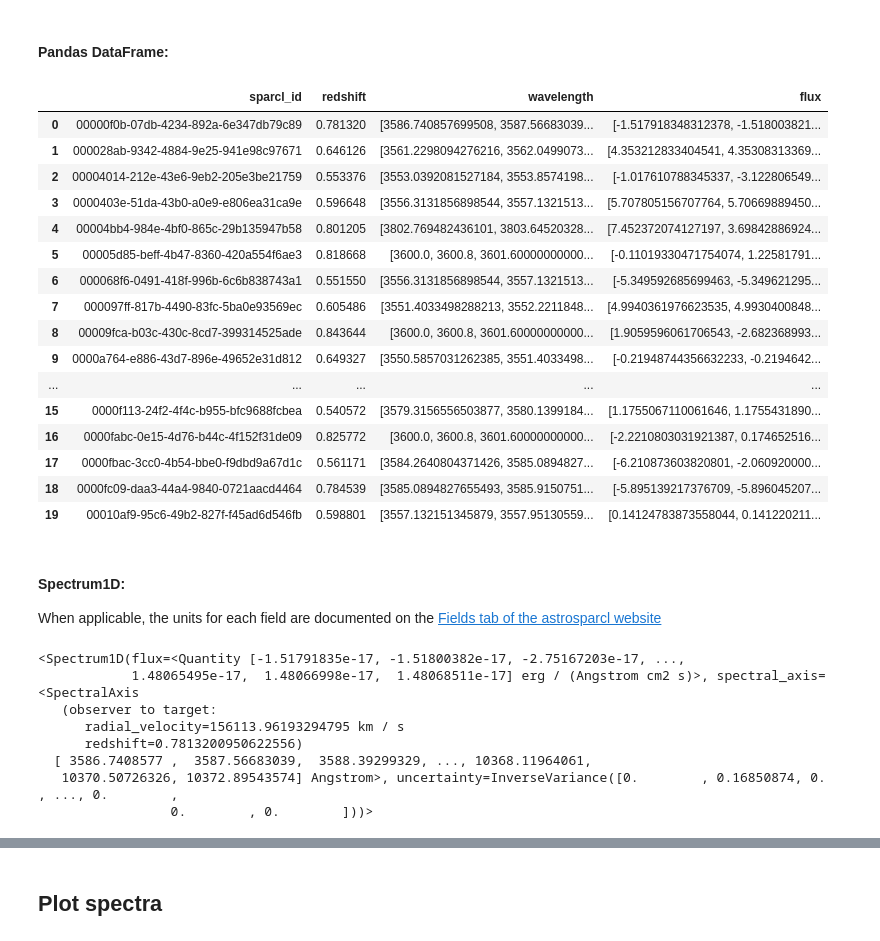
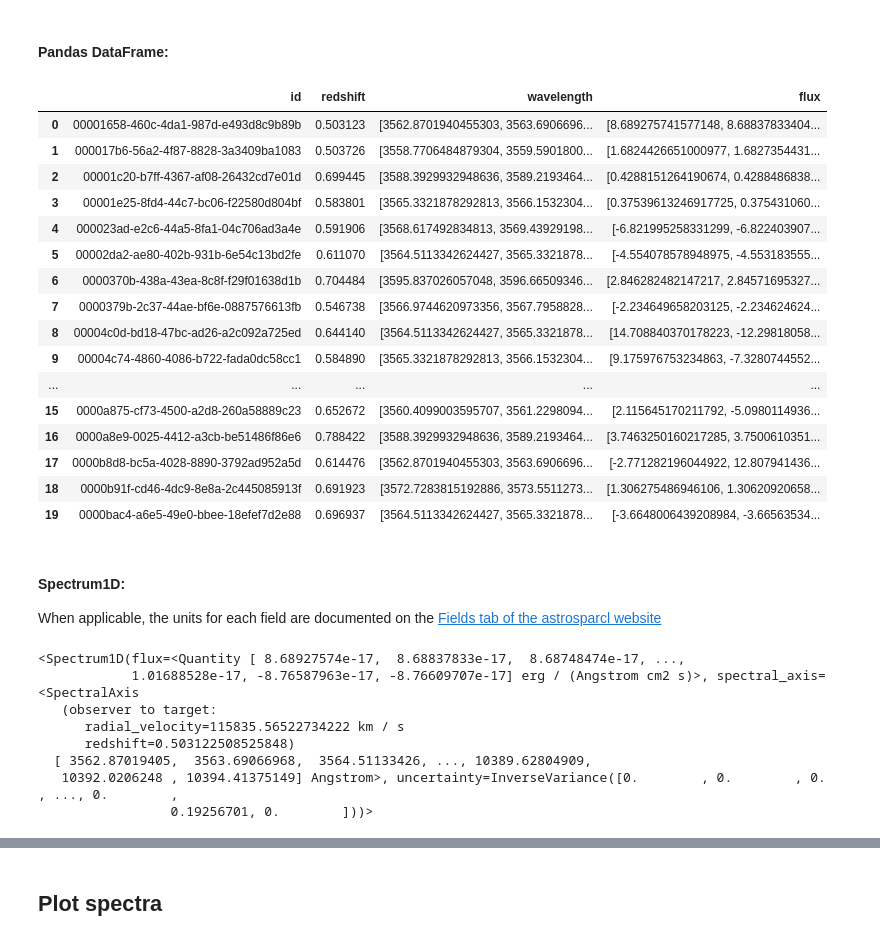
Before and after one commit to astro-datalab/notebooks-latest, a Jupyter notebook: 04_HowTos/SPARCL/How_to_use_SPARCL.ipynb, the cells around one changed output, grey strips where cells are left out. Cells and saved outputs as stored; diff of their text form; code cells hidden in the pictures.

```diff
--- a/04_HowTos/SPARCL/How_to_use_SPARCL.ipynb
+++ b/04_HowTos/SPARCL/How_to_use_SPARCL.ipynb
@@ -229,9 +224,10 @@ Type:      method
 # %% [markdown]
 #### Define the fields we want returned (`outfields`) and the constraints (`constraints`):
 # %%
-out = ['sparcl_id', 'ra', 'dec', 'redshift', 'spectype', 'data_release', 'redshift_err']
+out = ['id', 'ra', 'dec', 'redshift', 'spectype', 'data_release', 'redshift_err']
 cons = {'spectype': ['GALAXY'],
-        'redshift': [0.5, 0.9]}
+        'redshift': [0.5, 0.9],
+        'data_release': ['BOSS-DR16', 'SDSS-DR16']}
 # %% [markdown]
 #### Execute the `client.find()` method with our parameters:
 The `limit` argument here is being used for demonstration purposes only, and simply returns only the first 20 results here.
@@ -354,11 +349,12 @@ Type:      method
 Note that `ids` in `found_I.ids` is a property name of the Found class. It is a list of records from all records, not a field name of a record.
 # %%
 # Define the fields to include in the retrieve function
-inc = ['sparcl_id', 'specid', 'data_release', 'redshift', 'flux',
-       'wavelength', 'model', 'ivar', 'mask', 'spectype', 'ra', 'dec']
+inc = ['id', 'specid', 'data_release', 'redshift', 'flux', 'wavelength', 'model', 'ivar', 'mask', 'spectype']
 # %%
 %%time
 ids_I = found_I.ids
-results_I = client.retrieve(uuid_list=ids_I, include=inc)
+results_I = client.retrieve(uuid_list=ids_I,
+                          include=inc,
+                          dataset_list=['SDSS-DR16','BOSS-DR16'])
 results_I.info
 # %% [output]
@@ -464,28 +470,28 @@ spectype_I = records_I.spectype
 # %% [markdown]
 #### Pandas DataFrame:
 # %%
-df = pd.DataFrame([[r.sparcl_id, r.redshift, r.wavelength, r.flux,]
+df = pd.DataFrame([[r.id, r.redshift, r.wavelength, r.flux,]
                     for r in results_I.records],
-                  columns=['sparcl_id', 'redshift', 'wavelength', 'flux'])
+                  columns=['id', 'redshift', 'wavelength', 'flux'])
 df
 # %% [output]
-|  | sparcl_id | redshift | wavelength | flux |
-| 0 | 00000f0b-07db-4234-892a-6e347db79c89 | 0.781320 | [3586.740857699508, 3587.56683039... | [-1.517918348312378, -1.518003821... |
-| 1 | 000028ab-9342-4884-9e25-941e98c97671 | 0.646126 | [3561.2298094276216, 3562.0499073... | [4.353212833404541, 4.35308313369... |
-| 2 | 00004014-212e-43e6-9eb2-205e3be21759 | 0.553376 | [3553.0392081527184, 3553.8574198... | [-1.017610788345337, -3.122806549... |
-| 3 | 0000403e-51da-43b0-a0e9-e806ea31ca9e | 0.596648 | [3556.3131856898544, 3557.1321513... | [5.707805156707764, 5.70669889450... |
-| 4 | 00004bb4-984e-4bf0-865c-29b135947b58 | 0.801205 | [3802.769482436101, 3803.64520328... | [7.452372074127197, 3.69842886924... |
-| 5 | 00005d85-beff-4b47-8360-420a554f6ae3 | 0.818668 | [3600.0, 3600.8, 3601.60000000000... | [-0.11019330471754074, 1.22581791... |
-| 6 | 000068f6-0491-418f-996b-6c6b838743a1 | 0.551550 | [3556.3131856898544, 3557.1321513... | [-5.349592685699463, -5.349621295... |
-| 7 | 000097ff-817b-4490-83fc-5ba0e93569ec | 0.605486 | [3551.4033498288213, 3552.2211848... | [4.9940361976623535, 4.9930400848... |
-| 8 | 00009fca-b03c-430c-8cd7-399314525ade | 0.843644 | [3600.0, 3600.8, 3601.60000000000... | [1.9059596061706543, -2.682368993... |
-| 9 | 0000a764-e886-43d7-896e-49652e31d812 | 0.649327 | [3550.5857031262385, 3551.4033498... | [-0.21948744356632233, -0.2194642... |
+|  | id | redshift | wavelength | flux |
+| 0 | 00001658-460c-4da1-987d-e493d8c9b89b | 0.503123 | [3562.8701940455303, 3563.6906696... | [8.689275741577148, 8.68837833404... |
+| 1 | 000017b6-56a2-4f87-8828-3a3409ba1083 | 0.503726 | [3558.7706484879304, 3559.5901800... | [1.6824426651000977, 1.6827354431... |
+| 2 | 00001c20-b7ff-4367-af08-26432cd7e01d | 0.699445 | [3588.3929932948636, 3589.2193464... | [0.4288151264190674, 0.4288486838... |
+| 3 | 00001e25-8fd4-44c7-bc06-f22580d804bf | 0.583801 | [3565.3321878292813, 3566.1532304... | [0.37539613246917725, 0.375431060... |
+| 4 | 000023ad-e2c6-44a5-8fa1-04c706ad3a4e | 0.591906 | [3568.617492834813, 3569.43929198... | [-6.821995258331299, -6.822403907... |
+| 5 | 00002da2-ae80-402b-931b-6e54c13bd2fe | 0.611070 | [3564.5113342624427, 3565.3321878... | [-4.554078578948975, -4.553183555... |
+| 6 | 0000370b-438a-43ea-8c8f-f29f01638d1b | 0.704484 | [3595.837026057048, 3596.66509346... | [2.846282482147217, 2.84571695327... |
+| 7 | 0000379b-2c37-44ae-bf6e-0887576613fb | 0.546738 | [3566.9744620973356, 3567.7958828... | [-2.234649658203125, -2.234624624... |
+| 8 | 00004c0d-bd18-47bc-ad26-a2c092a725ed | 0.644140 | [3564.5113342624427, 3565.3321878... | [14.708840370178223, -12.29818058... |
+| 9 | 00004c74-4860-4086-b722-fada0dc58cc1 | 0.584890 | [3565.3321878292813, 3566.1532304... | [9.175976753234863, -7.3280744552... |
 | ... | ... | ... | ... | ... |
-| 15 | 0000f113-24f2-4f4c-b955-bfc9688fcbea | 0.540572 | [3579.3156556503877, 3580.1399184... | [1.1755067110061646, 1.1755431890... |
-| 16 | 0000fabc-0e15-4d76-b44c-4f152f31de09 | 0.825772 | [3600.0, 3600.8, 3601.60000000000... | [-2.2210803031921387, 0.174652516... |
-| 17 | 0000fbac-3cc0-4b54-bbe0-f9dbd9a67d1c | 0.561171 | [3584.2640804371426, 3585.0894827... | [-6.210873603820801, -2.060920000... |
-| 18 | 0000fc09-daa3-44a4-9840-0721aacd4464 | 0.784539 | [3585.0894827655493, 3585.9150751... | [-5.895139217376709, -5.896045207... |
-| 19 | 00010af9-95c6-49b2-827f-f45ad6d546fb | 0.598801 | [3557.132151345879, 3557.95130559... | [0.14124783873558044, 0.141220211... |
+| 15 | 0000a875-cf73-4500-a2d8-260a58889c23 | 0.652672 | [3560.4099003595707, 3561.2298094... | [2.115645170211792, -5.0980114936... |
+| 16 | 0000a8e9-0025-4412-a3cb-be51486f86e6 | 0.788422 | [3588.3929932948636, 3589.2193464... | [3.7463250160217285, 3.7500610351... |
+| 17 | 0000b8d8-bc5a-4028-8890-3792ad952a5d | 0.614476 | [3562.8701940455303, 3563.6906696... | [-2.771282196044922, 12.807941436... |
+| 18 | 0000b91f-cd46-4dc9-8e8a-2c445085913f | 0.691923 | [3572.7283815192886, 3573.5511273... | [1.306275486946106, 1.30620920658... |
+| 19 | 0000bac4-a6e5-49e0-bbee-18efef7d2e88 | 0.696937 | [3564.5113342624427, 3565.3321878... | [-3.6648006439208984, -3.66563534... |
 # %% [markdown]
 #### Spectrum1D:
 When applicable, the units for each field are documented on the [Fields tab of the astrosparcl website](https://astrosparcl.datalab.noirlab.edu/sparc/sfc/)
@@ -498,14 +504,14 @@ specs = [Spectrum1D(spectral_axis = r.wavelength*u.AA,
         for r in results_I.records]
 specs[0]
 # %% [output]
-<Spectrum1D(flux=<Quantity [-1.51791835e-17, -1.51800382e-17, -2.75167203e-17, ...,
-            1.48065495e-17,  1.48066998e-17,  1.48068511e-17] erg / (Angstrom cm2 s)>, spectral_axis=<SpectralAxis
+<Spectrum1D(flux=<Quantity [ 8.68927574e-17,  8.68837833e-17,  8.68748474e-17, ...,
+            1.01688528e-17, -8.76587963e-17, -8.76609707e-17] erg / (Angstrom cm2 s)>, spectral_axis=<SpectralAxis
    (observer to target:
-      radial_velocity=156113.96193294795 km / s
-      redshift=0.7813200950622556)
-  [ 3586.7408577 ,  3587.56683039,  3588.39299329, ..., 10368.11964061,
-   10370.50726326, 10372.89543574] Angstrom>, uncertainty=InverseVariance([0.        , 0.16850874, 0.        , ..., 0.        ,
-                 0.        , 0.        ]))>
+      radial_velocity=115835.56522734222 km / s
+      redshift=0.503122508525848)
+  [ 3562.87019405,  3563.69066968,  3564.51133426, ..., 10389.62804909,
+   10392.0206248 , 10394.41375149] Angstrom>, uncertainty=InverseVariance([0.        , 0.        , 0.        , ..., 0.        ,
+                 0.19256701, 0.        ]))>
 # %%
 # Plot a couple
 f, ax = plt.subplots()
```
Also changed, not shown: parts of 45 cells of this notebook, 2 other files.
